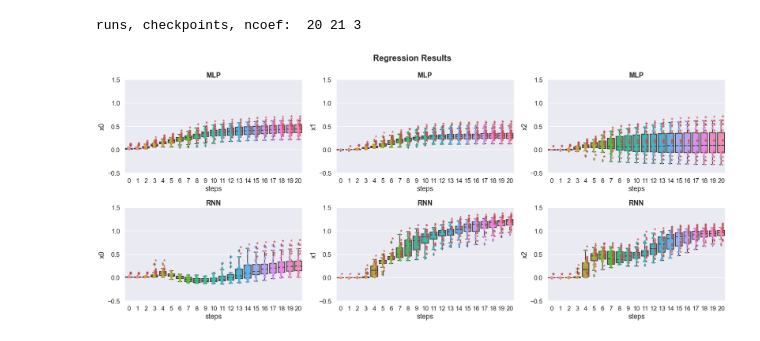
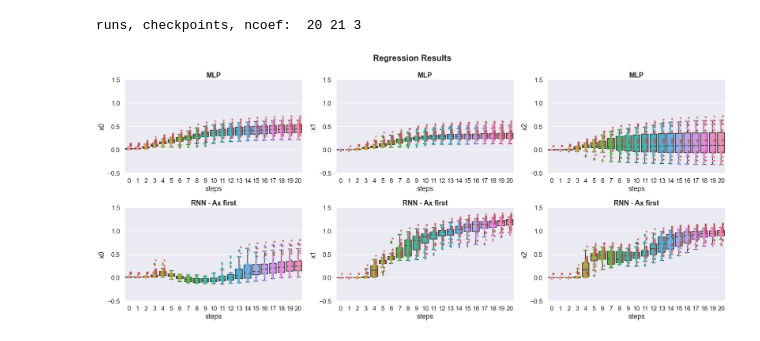
Before and after one commit to MaryZolfaghar/WCSLS, a Jupyter notebook: notebooks/results_regression.ipynb, the cells around one changed output. Drawn from its saved outputs; the diff is of its cells as text; code cells hidden in the pictures.

```diff
--- a/notebooks/results_regression.ipynb
+++ b/notebooks/results_regression.ipynb
@@ -16,11 +16,14 @@ def font_setting():
                 'verticalalignment':'bottom'} # Bottom vertical alignment for more space
     axis_font = {'fontname':'Arial', 'weight': 'bold'}
     return title_font, axis_font
+# %%
+ax_order = 'first'
+ax_order_str = 'axF'
 # %%
 with open('../../results/reg_results_mlp.P', 'rb') as f:
     mlp_results = pickle.load(f)
 
-with open('../../results/reg_results_rnn.P', 'rb') as f:
+with open('../../results/reg_%s_results_rnn.P' %(ax_order_str), 'rb') as f:
     rnn_results = pickle.load(f)
 # %%
 reg_results_mlp =  mlp_results['reg_results']
@@ -56,33 +59,33 @@ for coef in range(ncoef):
     ax = sns.boxplot(x='steps', y=val_name, data=df2, ax=ax)
     ax = sns.stripplot(x='steps', y=val_name, data=df2, ax=ax)
     for run in range(runs):
         for i, p in enumerate(p_val_mlp[run,:,coef]):
             s = '*' if p<0.05 else ' '
             ax.annotate(s, (i, param_mlp[run, i, coef]), color='r')
     ax.set_title('MLP', fontweight='bold')
     ax.set_ylim([-0.5, 1.5])
     # RNN
     val = param_rnn[:,:,coef]
     df = pd.DataFrame(val, columns= np.arange(checkpoints))
     df.insert(0, 'runs', np.arange(runs))
     df2 = pd.melt(df, id_vars=['runs'],var_name='steps', value_name=val_name)
     # plot
     ax = axs[1][coef]
     ax = sns.boxplot(x='steps', y=val_name, data=df2, ax=ax)
     ax = sns.stripplot(x='steps', y=val_name, data=df2, ax=ax)
     for run in range(runs):
         for i, p in enumerate(p_val_rnn[run,:,coef]):
             s = '*' if p<0.05 else ' '
             ax.annotate(s, (i, param_rnn[run, i, coef]), color='r')
-    ax.set_title('RNN', fontweight='bold')
+    ax.set_title('RNN - Ax %s' %(ax_order), fontweight='bold')
     ax.set_ylim([-0.5, 1.5])
 
-fig_str = 'reg_results_both_models_hidds'
+fig_str = '%s_reg_results_both_models_hidds' %(ax_order_str)
 
 fig.suptitle('Regression Results', fontweight='bold')
 plt.tight_layout()
 fig.savefig(('../../figures/' + fig_str + '.pdf'),
             bbox_inches = 'tight', pad_inches = 0)
 # %% [output]
 runs, checkpoints, ncoef:  20 21 3
-[figure, old version]
+[figure, new version]
```
Also changed, not shown: 13 other files.
